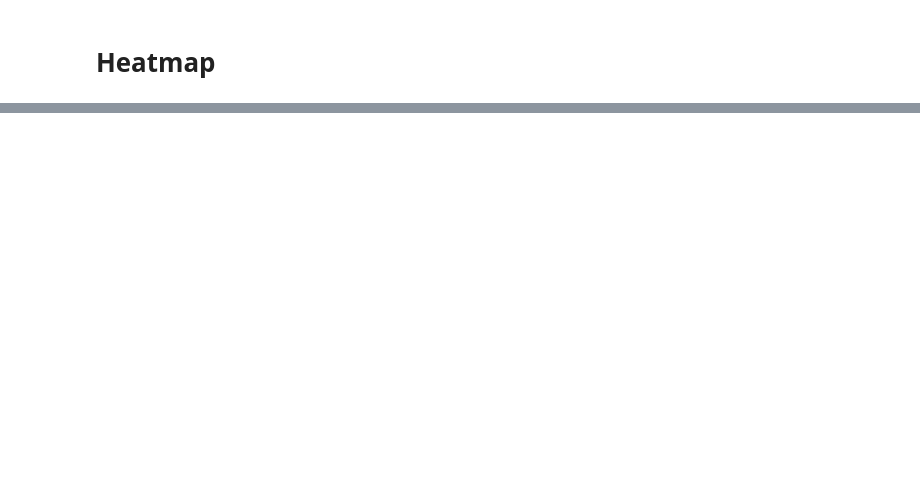
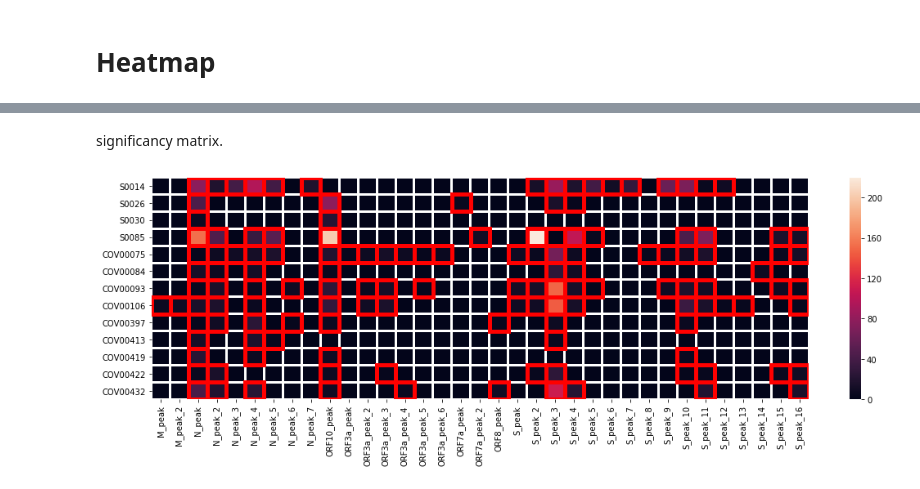
Before and after one commit to goodarzilab/Abe, a Jupyter notebook: Projects/COVID19_m6A/notebook.ipynb, the cells around one changed output, grey strips where cells are left out. Saved outputs shown, nothing was run; the diff lists cells and outputs as text; code cells hidden in the pictures; blank space fills up the shorter version.

```diff
--- a/Projects/COVID19_m6A/notebook.ipynb
+++ b/Projects/COVID19_m6A/notebook.ipynb
@@ -372,0 +344,18 @@ nano internal_control/result.txt
+# %%
+sig_df = res_df
+sig_df.loc[:,:] = 1
+
+for name, df in zip(Samples,df_list):
+    peak = df.index.drop_duplicates(keep='first')
+    pval = df.loc[~df.index.duplicated(keep='first')]
+    s = sig_df.loc[peak,name].shape
+    sig_df.loc[peak,name] = pval.to_numpy().reshape(s)
+sig_df[sig_df == 0] = 1
+# res_df.to_csv('log2RIPvsIN.txt', sep='\t')
+# %% [markdown]
+significancy matrix.
+# %%
+plt.figure(figsize=(18,5))
+h = draw_heatmap(- np.log10(sig_df.T),sig_labels,borders=True)
+# %% [output]
+[figure, added]
```
Also changed, not shown: parts of 56 cells of this notebook, 31 other files.
